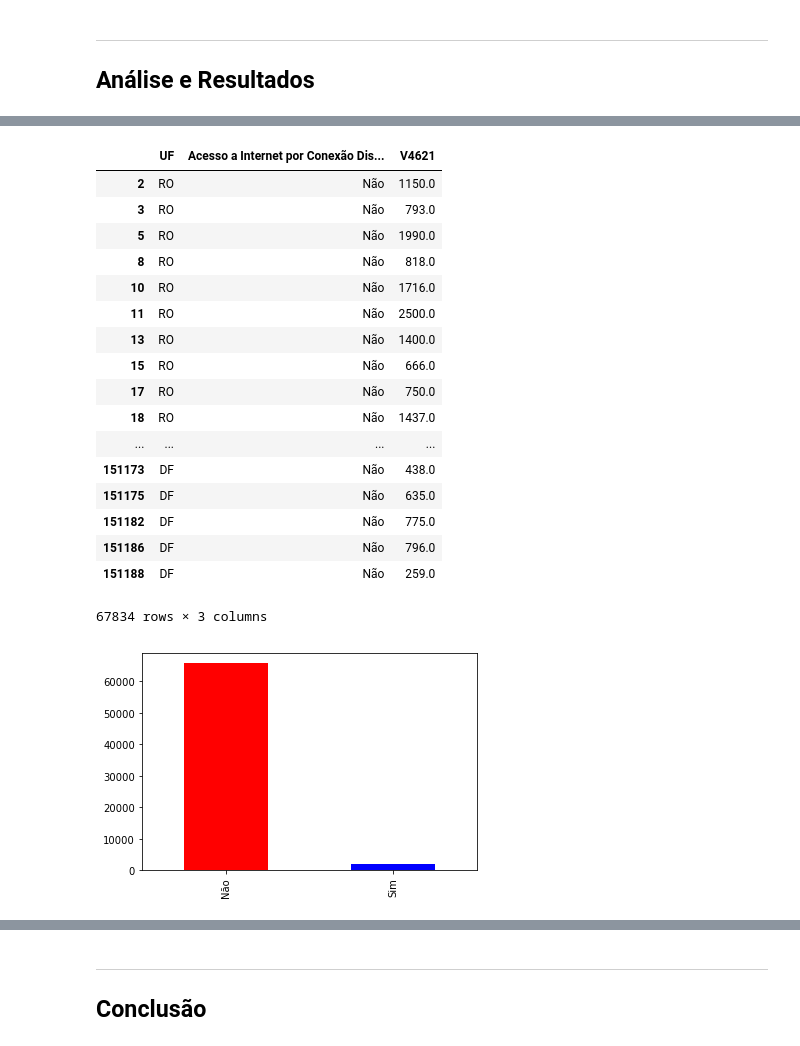
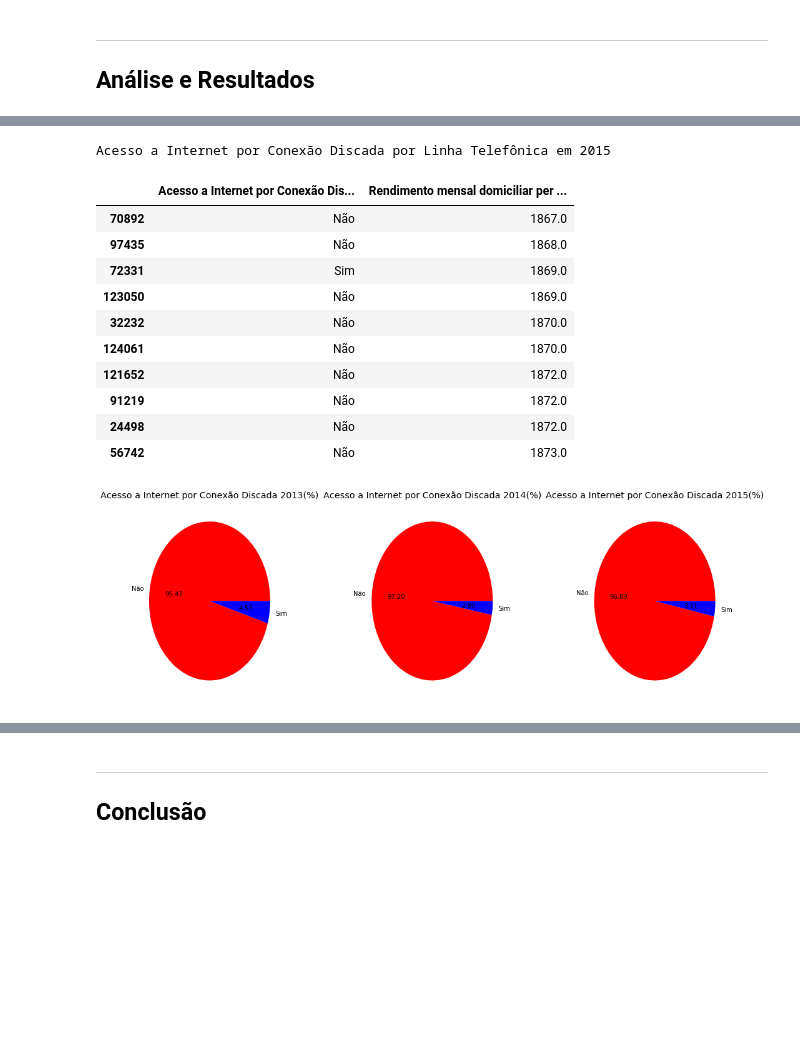
Before and after one commit to Leobhering/Ciencia-dos-dados, a Jupyter notebook: Projeto1 Layout.ipynb, the cells around one changed output, grey strips where cells are left out. Cells and saved outputs as stored; diff of their text form; code cells hidden in the pictures; blank space fills up the shorter version.

```diff
--- a/Projeto1 Layout.ipynb
+++ b/Projeto1 Layout.ipynb
@@ -65,12 +92,13 @@ dados_2015
 # %%
-dados_2015.UF = dados_2015.UF.astype('category')
-dados_2015.UF.cat.categories = ('RO', 'AC', 'AM', 'RR', 'PA','AP','TO','MA','PI','CE','RN','PB','PE','AL','SE','BA','MG','ES','RJ','SP','PR','SC','RS','MS','MT','GO','DF')
 dados_2015.V02426 = dados_2015.V02426.astype('category')
 dados_2015.V02426.cat.categories = ('Sim','Não')
-tab_banda = dados_2015.iloc[1:,[2,57,77]]
+tab_banda = dados_2015.iloc[1:,[57,77]]
 tb = tab_banda.rename(columns={"V02426":"Acesso a Internet por Banda Larga"})
 DADOSOFF=tb.dropna(0,how='any')
-dfc = dados_2015.V02426.value_counts()
-dfc.plot(kind='bar', color=('blue', 'red'), legend=False)
-DADOSOFF
+dadosoff=DADOSOFF[DADOSOFF.V4621<1874]
+tb = dadosoff.rename(columns={"V4621":"Rendimento mensal domiciliar per capita"})
+dados_15=tb.dropna(0,how='any')
+dfc3 = dados_2015.V02426.value_counts()
+print("Acesso a Internet por Banda Larga em 2015")
+dados_15.sort_values(by="Rendimento mensal domiciliar per capita").tail(10)
 # %% [output]
@@ -96,29 +190,46 @@ DADOSOFF
 # %%
 dados_2015.V02425 = dados_2015.V02425.astype('category')
 dados_2015.V02425.cat.categories = ('Sim','Não')
-tab_disco = dados_2015.iloc[1:,[2,56,77]]
-td = tab_disco.rename(columns={"V02425":"Acesso a Internet por Conexão Discada por Linha Telefonica"})
-DADOSOFF=td.dropna(0,how='any')
-dfc = dados_2015.V02425.value_counts()
-dfc.plot(kind='bar', color=('red', 'blue'), legend=False)
-DADOSOFF
+tab_banda = dados_2015.iloc[1:,[56,77]]
+tb = tab_banda.rename(columns={"V02425":"Acesso a Internet por Conexão Discada por Linha Telefônica"})
+DADOSOFF=tb.dropna(0,how='any')
+dadosoff=DADOSOFF[DADOSOFF.V4621<1874]
+tb = dadosoff.rename(columns={"V4621":"Rendimento mensal domiciliar per capita"})
+dados_15=tb.dropna(0,how='any')
+dfc3 = dados_2015.V02425.value_counts()
+print("Acesso a Internet por Conexão Discada por Linha Telefônica em 2015")
+dados_15.sort_values(by="Rendimento mensal domiciliar per capita").tail(10)
 # %% [output]
+Acesso a Internet por Conexão Discada por Linha Telefônica em 2015
-|  | UF | Acesso a Internet por Conexão Dis... | V4621 |
-| 2 | RO | Não | 1150.0 |
-| 3 | RO | Não | 793.0 |
-| 5 | RO | Não | 1990.0 |
-| 8 | RO | Não | 818.0 |
-| 10 | RO | Não | 1716.0 |
-| 11 | RO | Não | 2500.0 |
-| 13 | RO | Não | 1400.0 |
-| 15 | RO | Não | 666.0 |
-| 17 | RO | Não | 750.0 |
-| 18 | RO | Não | 1437.0 |
-| ... | ... | ... | ... |
-| 151173 | DF | Não | 438.0 |
-| 151175 | DF | Não | 635.0 |
-| 151182 | DF | Não | 775.0 |
-| 151186 | DF | Não | 796.0 |
-| 151188 | DF | Não | 259.0 |
+|  | Acesso a Internet por Conexão Dis... | Rendimento mensal domiciliar per ... |
+| 70892 | Não | 1867.0 |
+| 97435 | Não | 1868.0 |
+| 72331 | Sim | 1869.0 |
+| 123050 | Não | 1869.0 |
+| 32232 | Não | 1870.0 |
+| 124061 | Não | 1870.0 |
+| 121652 | Não | 1872.0 |
+| 91219 | Não | 1872.0 |
+| 24498 | Não | 1872.0 |
+| 56742 | Não | 1873.0 |
-67834 rows × 3 columns
-[figure, removed]
+# %%
+fig = plt.figure(figsize=(15, 5))
+plt.subplot(131)
+dfc.plot(kind='pie', colors=('red', 'blue'), autopct="%0.2f",legend=False, title='Acesso a Internet por Conexão Discada 2013(%)')
+plt.ylabel('')
+plt.xlabel('')
+
+plt.subplot(132)
+dfc2.plot(kind='pie', colors=('red', 'blue'), autopct="%0.2f",legend=False, title='Acesso a Internet por Conexão Discada 2014(%)')
+plt.ylabel('')
+plt.xlabel('')
+
+plt.subplot(133)
+dfc3.plot(kind='pie', colors=('red', 'blue'), autopct="%0.2f",legend=False, title='Acesso a Internet por Conexão Discada 2015(%)')
+plt.ylabel('')
+plt.xlabel('')
+
+plt.tight_layout()
+plt.show()
+# %% [output]
+[figure, added]
```
Also changed, not shown: parts of 23 cells of this notebook.
